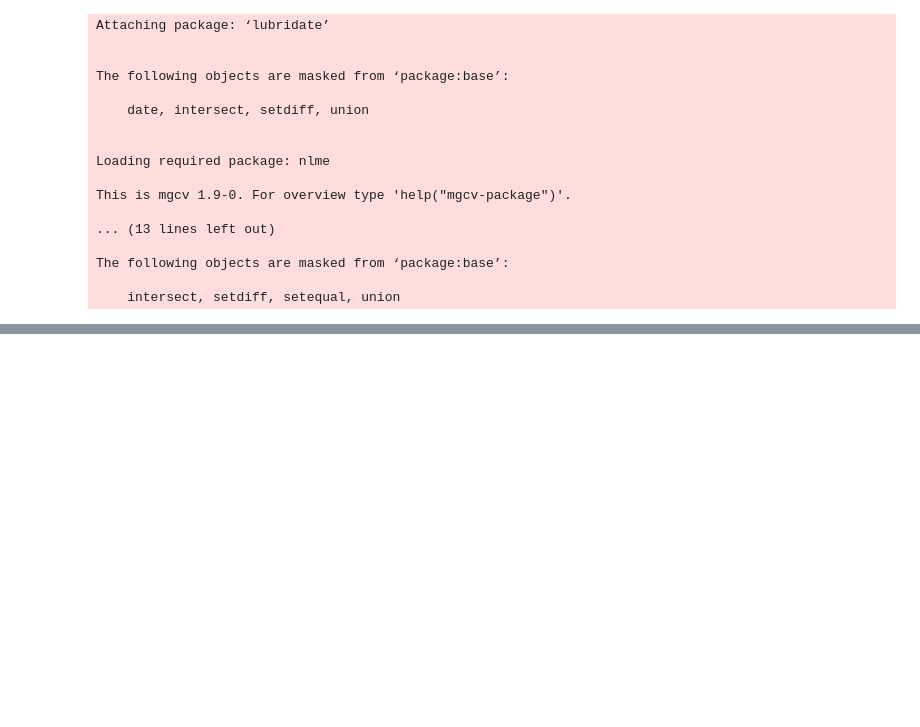
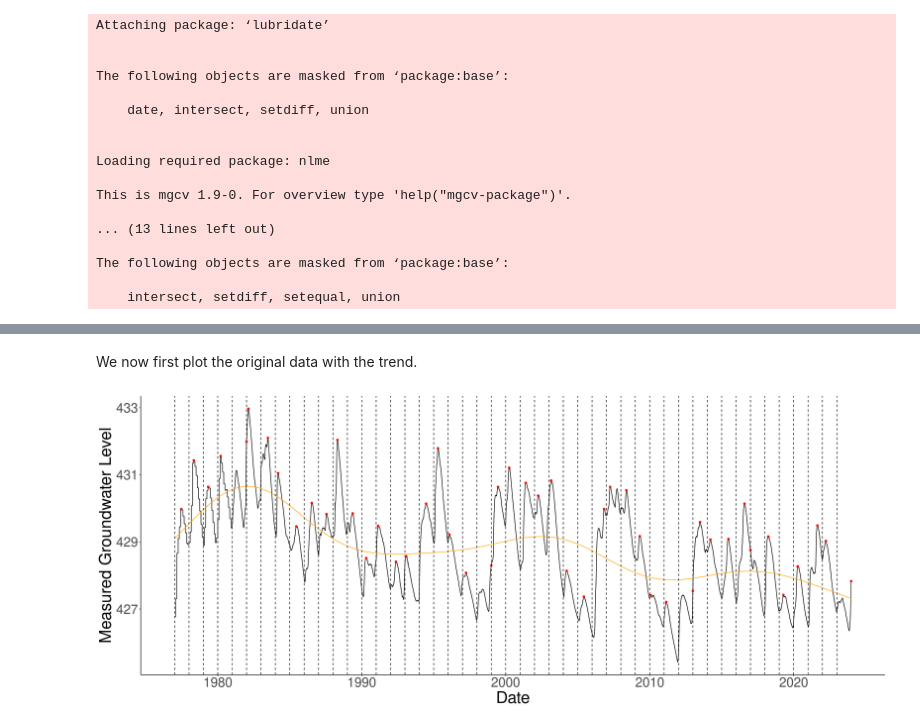
Before and after one commit to foen-admin-ch/groundwater-extreme-analysis, a Jupyter notebook: notebooks/example_4.ipynb, the cells around one changed output, grey strips where cells are left out. Saved outputs shown, nothing was run; the diff lists cells and outputs as text; code cells hidden in the pictures; blank space fills up the shorter version.

```diff
--- a/notebooks/example_4.ipynb
+++ b/notebooks/example_4.ipynb
@@ -59,0 +116,27 @@ A data.frame: 6 × 2
+# %%
+#Trend estimation using a GAM
+library(mgcv)
+
+# Estimate the parameters of the GAM
+gam_trend_estimation <- gam(Wert~s(Zeitstempel_seit_ersten_wert), data = data)
+
+# Compute the trend for each date
+data$trend <- predict(gam_trend_estimation, data, type = 'response', se.fit = FALSE)
+
+#Remove trend from original data
+data$Wert_standardized <- data$Wert - data$trend
+# %% [markdown]
+We now first plot the original data with the trend.
+# %%
+# Use the ggplot2 package to display the time series
+ggplot(data) + #create plot object
+    geom_line(data = data, aes(x = Zeitstempel, y = Wert)) + # add time series of measurements
+    geom_point(data = data_yearly_maxima, aes(x = Date_maxima, y = Max), color = "red") + #add maxima as red points
+     geom_line(data = data, aes(x = Zeitstempel, y = trend), color = "orange") + #add trend line
+    geom_vline(xintercept = dmy(paste0("01-01-",seq(min(data$Jahre), max(data$Jahre), by = 1))), linetype = "dashed") + #add vertical line for each year
+    theme_classic() +
+    theme(text = element_text(size = 30))+
+    xlab("Date") +
+    ylab("Measured Groundwater Level")
+# %% [output]
+[figure, added]
```
Also changed, not shown: parts of 19 cells of this notebook.
